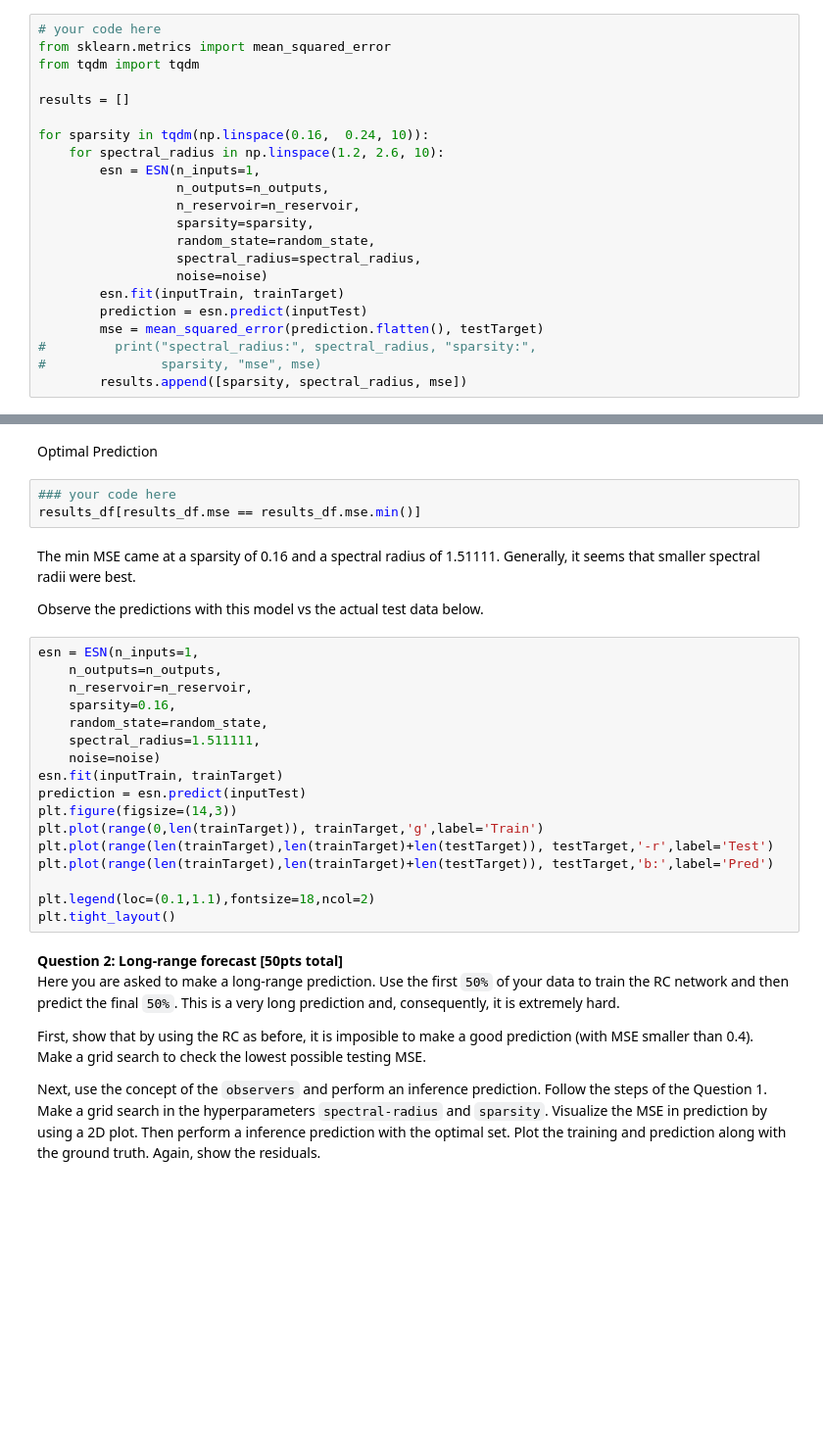
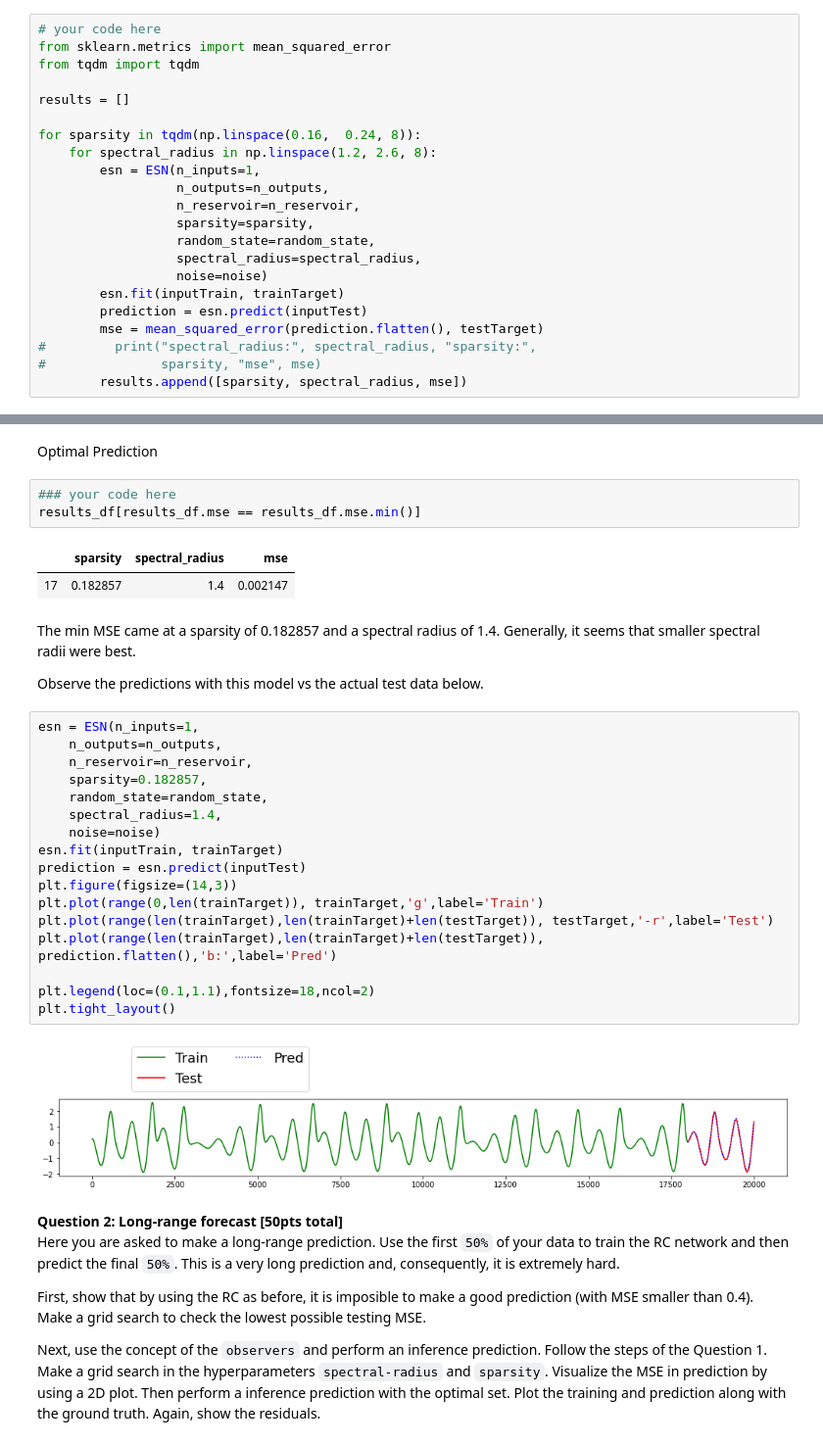
Before and after one commit to simonwarchol/2020-CS109B, a Jupyter notebook: content/homeworks/hw06/notebook/hw6_209/cs109b_hw6_209.ipynb, the cells around one changed output, grey strips where cells are left out. Shown: that part at 98% size. Cells and saved outputs as stored; diff of their text form; blank space fills up the shorter version.

```diff
--- a/content/homeworks/hw06/notebook/hw6_209/cs109b_hw6_209.ipynb
+++ b/content/homeworks/hw06/notebook/hw6_209/cs109b_hw6_209.ipynb
@@ -223,8 +223,8 @@ from tqdm import tqdm
 
 results = []
 
-for sparsity in tqdm(np.linspace(0.16,  0.24, 10)):
-    for spectral_radius in np.linspace(1.2, 2.6, 10):
+for sparsity in tqdm(np.linspace(0.16,  0.24, 8)):
+    for spectral_radius in np.linspace(1.2, 2.6, 8):
         esn = ESN(n_inputs=1,
                   n_outputs=n_outputs,
                   n_reservoir=n_reservoir,
@@ -267,27 +269,32 @@ Optimal Prediction
 # %%
 ### your code here
 results_df[results_df.mse == results_df.mse.min()]
+# %% [output]
+|  | sparsity | spectral_radius | mse |
+| 17 | 0.182857 | 1.4 | 0.002147 |
 # %% [markdown]
-The min MSE came at a sparsity of 0.16 and a spectral radius of 1.51111. Generally, it seems that smaller spectral radii were best.
+The min MSE came at a sparsity of 0.182857 and a spectral radius of 1.4. Generally, it seems that smaller spectral radii were best.
 
 Observe the predictions with this model vs the actual test data below.
 # %%
 esn = ESN(n_inputs=1,
     n_outputs=n_outputs,
     n_reservoir=n_reservoir,
-    sparsity=0.16,
+    sparsity=0.182857,
     random_state=random_state,
-    spectral_radius=1.511111,
+    spectral_radius=1.4,
     noise=noise)
 esn.fit(inputTrain, trainTarget)
 prediction = esn.predict(inputTest)
 plt.figure(figsize=(14,3))
 plt.plot(range(0,len(trainTarget)), trainTarget,'g',label='Train')
 plt.plot(range(len(trainTarget),len(trainTarget)+len(testTarget)), testTarget,'-r',label='Test')
-plt.plot(range(len(trainTarget),len(trainTarget)+len(testTarget)), testTarget,'b:',label='Pred')
+plt.plot(range(len(trainTarget),len(trainTarget)+len(testTarget)), prediction.flatten(),'b:',label='Pred')
 
 plt.legend(loc=(0.1,1.1),fontsize=18,ncol=2)
 plt.tight_layout()
+# %% [output]
+[figure, added]
 # %% [markdown]
 <div class='exercise'><b> Question 2:   Long-range forecast  [50pts total] </b></div>
 
```
Also changed, not shown: parts of 18 cells of this notebook.
